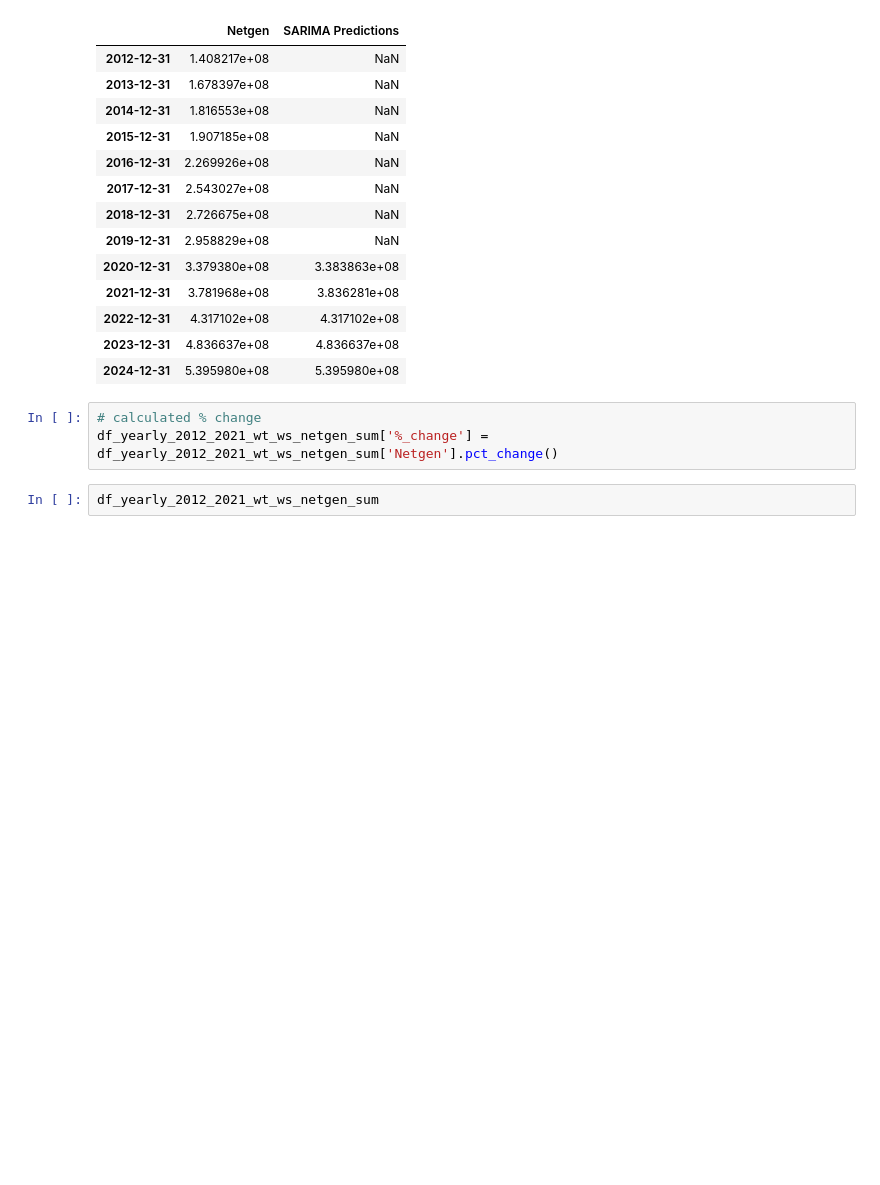
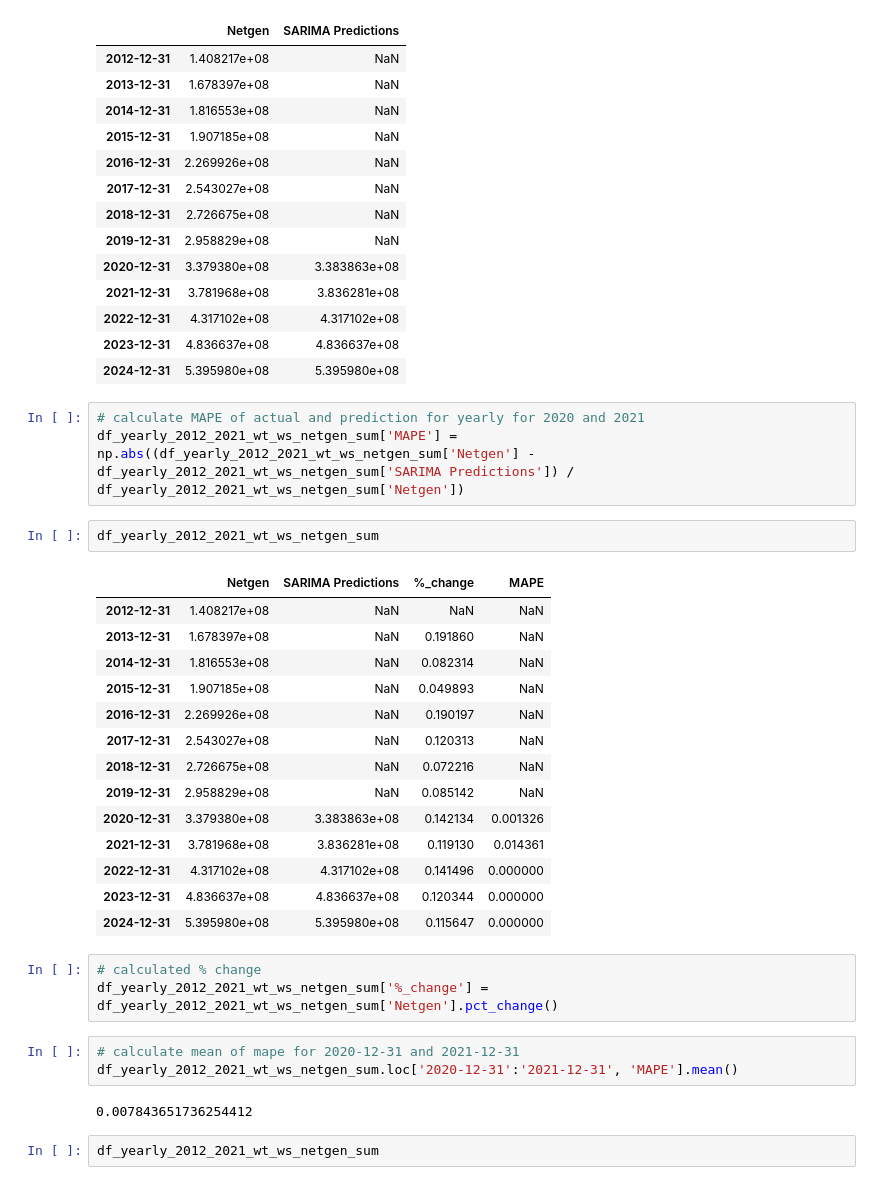
Before and after one commit to NicsLvl/DA1_Capstone_JADEN, a Jupyter notebook: sarima_forecast.ipynb, the cells around one changed output. Saved outputs shown, nothing was run; the diff lists cells and outputs as text; blank space fills up the shorter version.

```diff
--- a/sarima_forecast.ipynb
+++ b/sarima_forecast.ipynb
@@ -162,9 +172,34 @@ df_yearly_2012_2021_wt_ws_netgen_sum
 | 2022-12-31 | 4.317102e+08 | 4.317102e+08 |
 | 2023-12-31 | 4.836637e+08 | 4.836637e+08 |
 | 2024-12-31 | 5.395980e+08 | 5.395980e+08 |
+# %%
+# calculate MAPE of actual and prediction for yearly for 2020 and 2021
+df_yearly_2012_2021_wt_ws_netgen_sum['MAPE'] = np.abs((df_yearly_2012_2021_wt_ws_netgen_sum['Netgen'] - df_yearly_2012_2021_wt_ws_netgen_sum['SARIMA Predictions']) / df_yearly_2012_2021_wt_ws_netgen_sum['Netgen'])
+# %%
+df_yearly_2012_2021_wt_ws_netgen_sum
+# %% [output]
+|  | Netgen | SARIMA Predictions | %_change | MAPE |
+| 2012-12-31 | 1.408217e+08 | NaN | NaN | NaN |
+| 2013-12-31 | 1.678397e+08 | NaN | 0.191860 | NaN |
+| 2014-12-31 | 1.816553e+08 | NaN | 0.082314 | NaN |
+| 2015-12-31 | 1.907185e+08 | NaN | 0.049893 | NaN |
+| 2016-12-31 | 2.269926e+08 | NaN | 0.190197 | NaN |
+| 2017-12-31 | 2.543027e+08 | NaN | 0.120313 | NaN |
+| 2018-12-31 | 2.726675e+08 | NaN | 0.072216 | NaN |
+| 2019-12-31 | 2.958829e+08 | NaN | 0.085142 | NaN |
+| 2020-12-31 | 3.379380e+08 | 3.383863e+08 | 0.142134 | 0.001326 |
+| 2021-12-31 | 3.781968e+08 | 3.836281e+08 | 0.119130 | 0.014361 |
+| 2022-12-31 | 4.317102e+08 | 4.317102e+08 | 0.141496 | 0.000000 |
+| 2023-12-31 | 4.836637e+08 | 4.836637e+08 | 0.120344 | 0.000000 |
+| 2024-12-31 | 5.395980e+08 | 5.395980e+08 | 0.115647 | 0.000000 |
 # %%
 # calculated % change
 df_yearly_2012_2021_wt_ws_netgen_sum['%_change'] = df_yearly_2012_2021_wt_ws_netgen_sum['Netgen'].pct_change()
+# %%
+# calculate mean of mape for 2020-12-31 and 2021-12-31
+df_yearly_2012_2021_wt_ws_netgen_sum.loc['2020-12-31':'2021-12-31', 'MAPE'].mean()
+# %% [output]
+0.007843651736254412
 # %%
 df_yearly_2012_2021_wt_ws_netgen_sum
 # %% [output]
```
Also changed, not shown: parts of 2 cells of this notebook.
